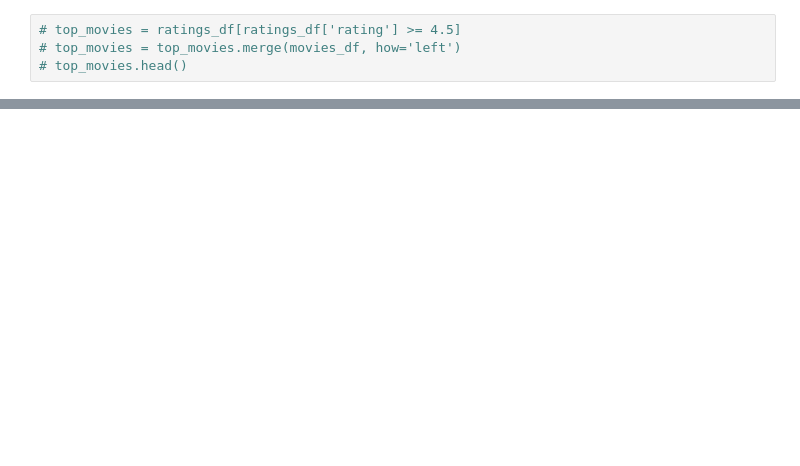
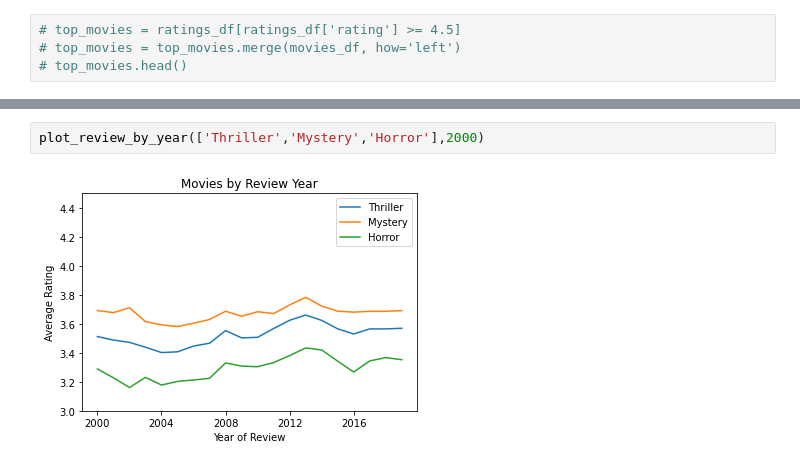
Before and after one commit to blancacarretero/movie-recommendation-engine, a Jupyter notebook: main.ipynb, the cells around one changed output, grey strips where cells are left out. Drawn from its saved outputs; the diff is of its cells as text; blank space fills up the shorter version.

```diff
--- a/main.ipynb
+++ b/main.ipynb
@@ -348,0 +478,4 @@ for genre in top_genres:
+# %%
+plot_review_by_year(['Thriller','Mystery','Horror'],2000)
+# %% [output]
+[figure, added]
```
Also changed, not shown: parts of 21 cells of this notebook.
